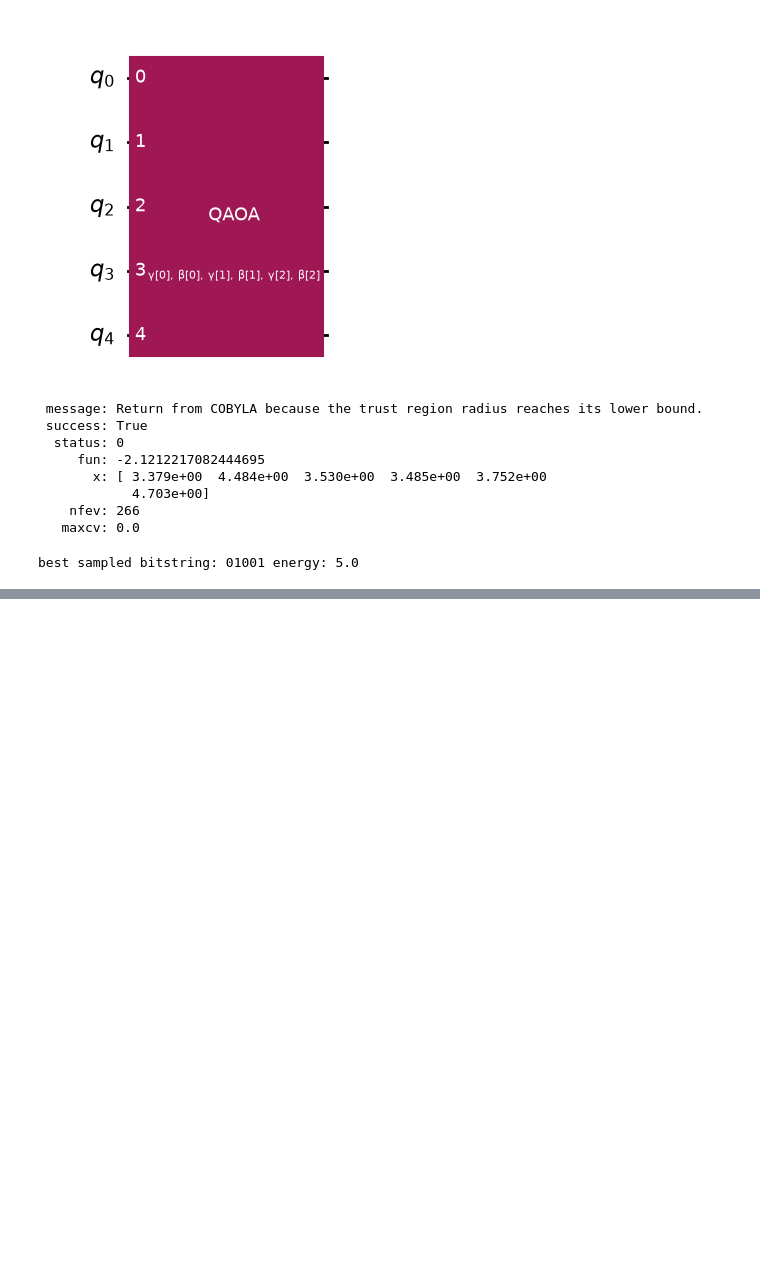
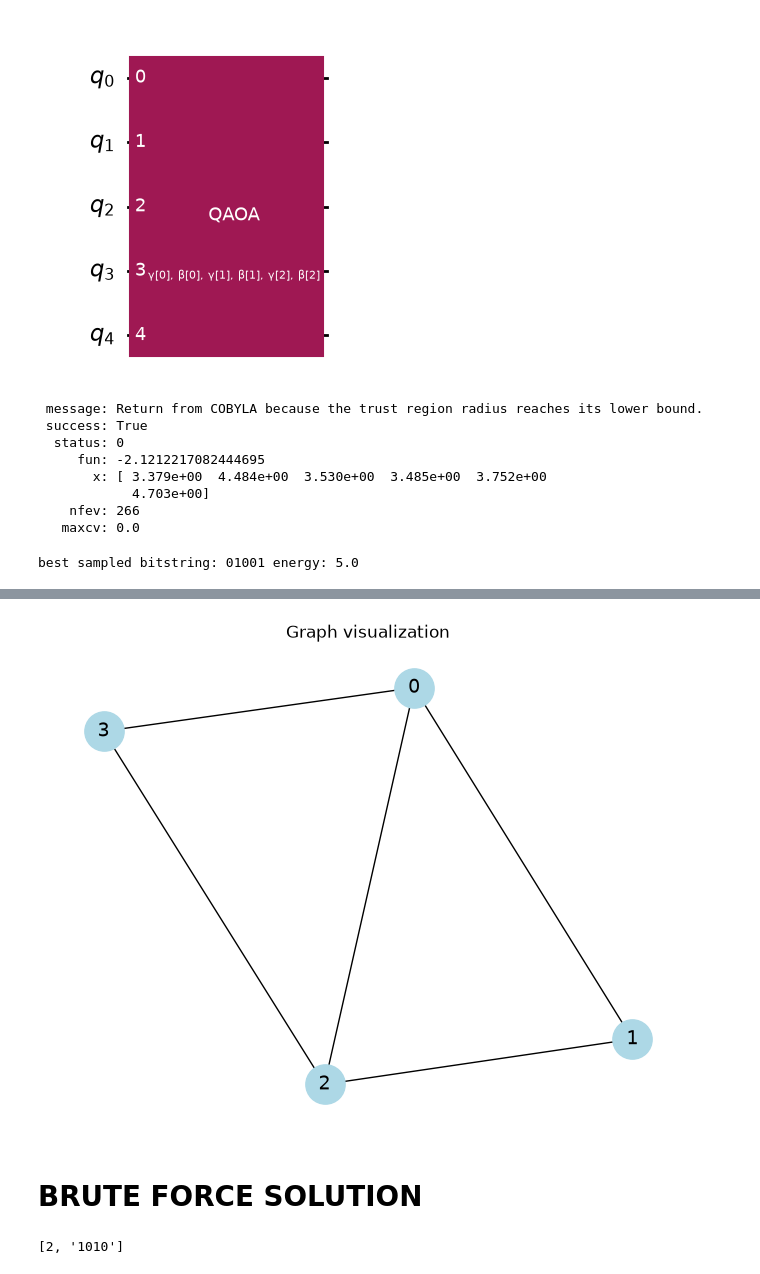
Before and after one commit to tuananhbuisieucapdeptrai/quantum-prep, a Jupyter notebook: QAOA.ipynb, the cells around one changed output, grey strips where cells are left out. Cells and saved outputs as stored; diff of their text form; code cells hidden in the pictures; blank space fills up the shorter version.

```diff
--- a/QAOA.ipynb
+++ b/QAOA.ipynb
@@ -124,0 +133,55 @@ best sampled bitstring: 01001 energy: 5.0
+# %%
+import networkx as nx
+import matplotlib.pyplot as plt
+G = nx.Graph()
+G.add_nodes_from([0, 1, 2, 3])
+G.add_edges_from([(0,1), (1,2), (0,3), (2,3), (0,2)])
+pos = nx.spring_layout(G, seed=42)
+nx.draw(G, pos, with_labels=True, node_color='lightblue', node_size=800, font_size=14)
+plt.title("Graph visualization")
+plt.show()
+# %% [output]
+[figure, added]
+# %% [markdown]
+# BRUTE FORCE SOLUTION
+# %%
+import numpy as np
+def find_min(list):
+    max = 1000
+    output = ""
+    for element, value in list:
+        if max > element:
+            max = element
+            output = value
+    return [max, output]
+
+
+def build_profile(number):
+    list = []
+    for case in range(2**number):
+        bitstring = np.binary_repr(
+            case, number
+        )
+        list.append(bitstring)
+    return list
+
+def calculate_output(string):
+    P = 2
+    x = []
+    for char in string:
+        if char == "0":
+            x.append(0)
+        else:
+            x.append(1)
+    return x[0]+x[1]+x[2]+x[3] + 2*((1-x[0])*(1-x[1]) + (1-x[0])*(1-x[2]) + (1-x[0])*(1-x[3]) + (1-x[1])*(1-x[2]) + (x[2])*(x[3]))
+
+def final(num):
+    list = []
+    bitstrings = build_profile(num)
+    for bitstring in bitstrings:
+        list.append([calculate_output(bitstring), bitstring])
+    return find_min(list)
+
+final(4)
+# %% [output]
+[2, '1010']
```
Also changed, not shown: parts of 5 cells of this notebook.
